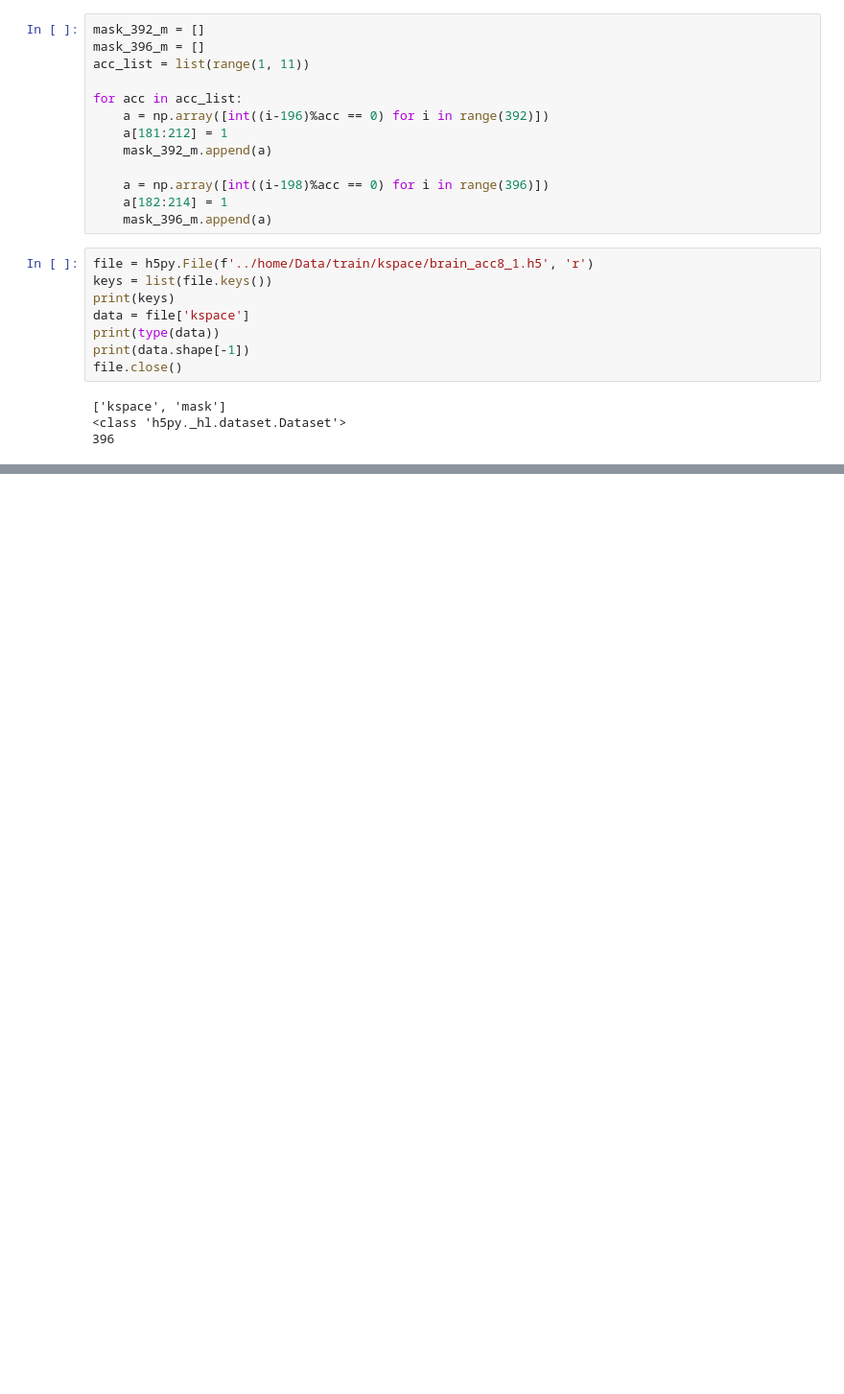
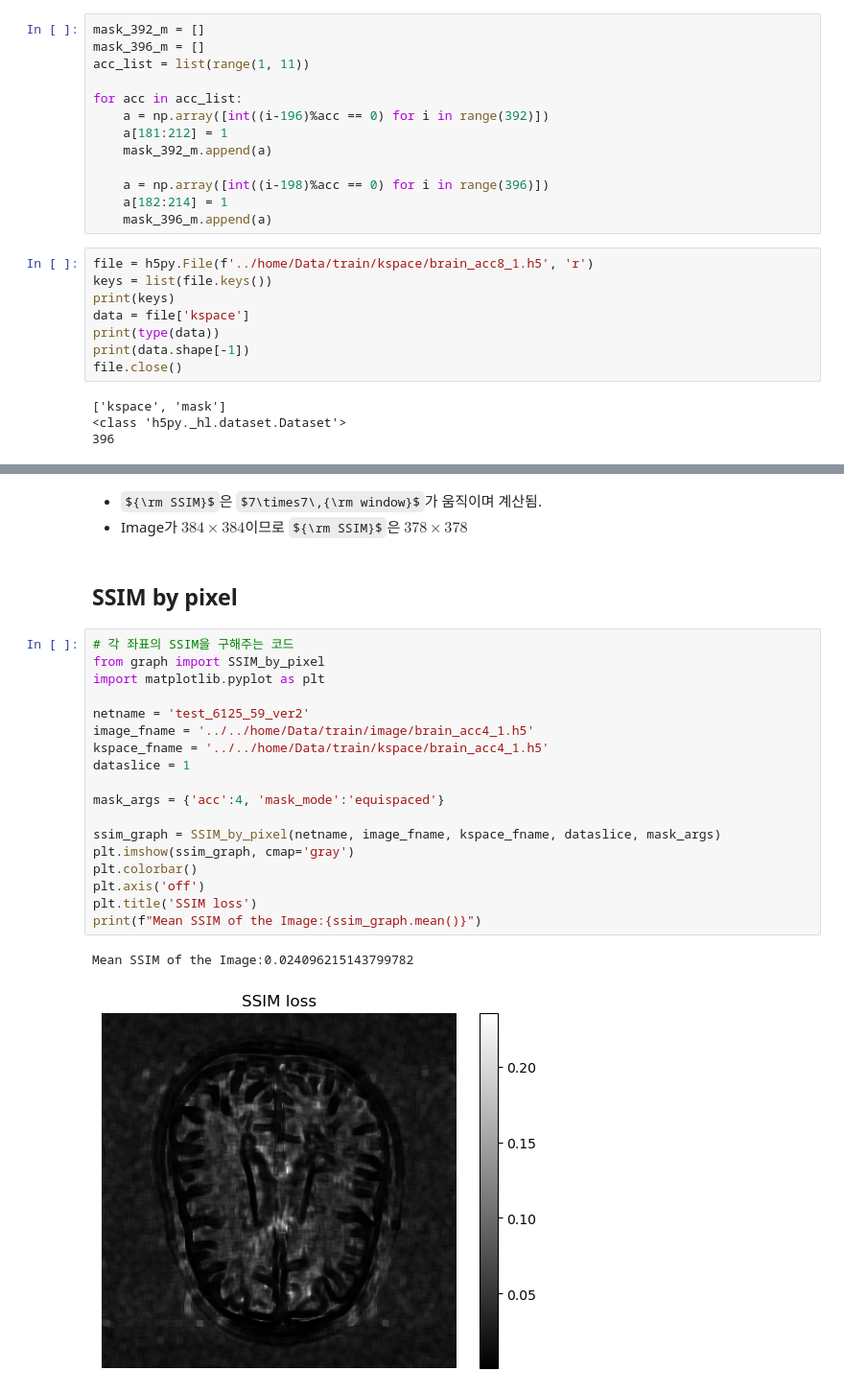
Before and after one commit to mjk32384/FastMRI_code, a Jupyter notebook: experimental.ipynb, the cells around one changed output, grey strips where cells are left out. Shown at 96% size. Cells and saved outputs as stored; diff of their text form; some formulas as TeX source; blank space fills up the shorter version.

```diff
--- a/experimental.ipynb
+++ b/experimental.ipynb
@@ -476,0 +349,26 @@ array([[0.        , 0.02741207, 0.03597744, 0.03750445, 0.04640314,
+# %% [markdown]
+- ${\rm SSIM}$은 $7\times7\,{\rm window}$가 움직이며 계산됨.
+- Image가 $384\times384$이므로 ${\rm SSIM}$은 $378\times378$
+# %% [markdown]
+## SSIM by pixel
+# %%
+# 각 좌표의 SSIM을 구해주는 코드
+from graph import SSIM_by_pixel
+import matplotlib.pyplot as plt
+
+netname = 'test_6125_59_ver2'
+image_fname = '../../home/Data/train/image/brain_acc4_1.h5'
+kspace_fname = '../../home/Data/train/kspace/brain_acc4_1.h5'
+dataslice = 1
+
+mask_args = {'acc':4, 'mask_mode':'equispaced'}
+
+ssim_graph = SSIM_by_pixel(netname, image_fname, kspace_fname, dataslice, mask_args)
+plt.imshow(ssim_graph, cmap='gray')
+plt.colorbar()
+plt.axis('off')
+plt.title('SSIM loss')
+print(f"Mean SSIM of the Image:{ssim_graph.mean()}")
+# %% [output]
+Mean SSIM of the Image:0.024096215143799782
+[figure, added]
```
Also changed, not shown: parts of 38 cells of this notebook, 17 other files.
